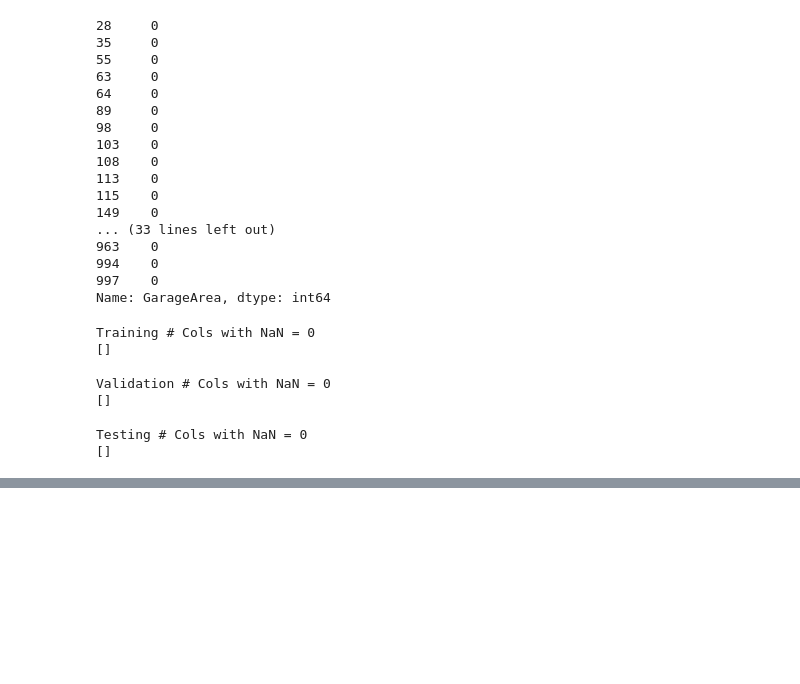
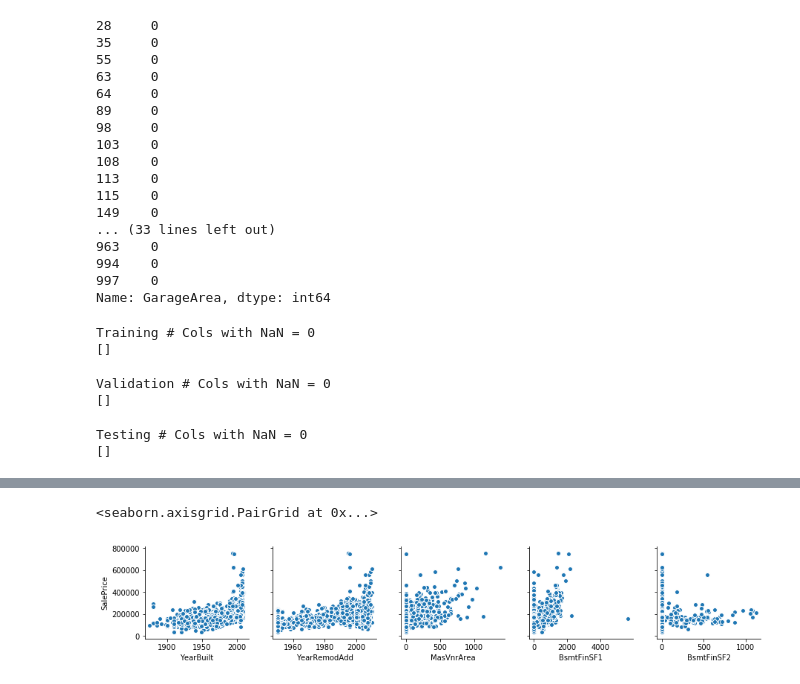
Before and after one commit to Wilson2214/HousePrice-MLClass, a Jupyter notebook: House Prices - Initial Linear Regression.ipynb, the cells around one changed output, grey strips where cells are left out. Saved outputs shown, nothing was run; the diff lists cells and outputs as text; code cells hidden in the pictures; blank space fills up the shorter version.

```diff
--- a/House Prices - Initial Linear Regression.ipynb
+++ b/House Prices - Initial Linear Regression.ipynb
@@ -572,0 +607,7 @@ Testing # Cols with NaN = 0
+# %%
+sns.pairplot(data=train,
+                  y_vars=['SalePrice'],
+                  x_vars=['YearBuilt', 'YearRemodAdd', 'MasVnrArea', 'BsmtFinSF1', 'BsmtFinSF2'])
+# %% [output]
+<seaborn.axisgrid.PairGrid at 0x...>
+[figure, added]
```
Also changed, not shown: parts of 24 cells of this notebook.
